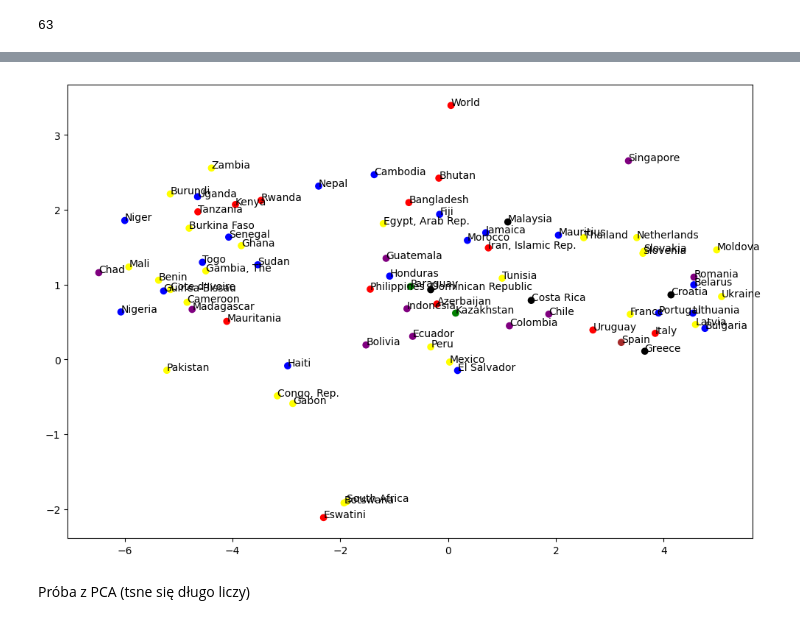
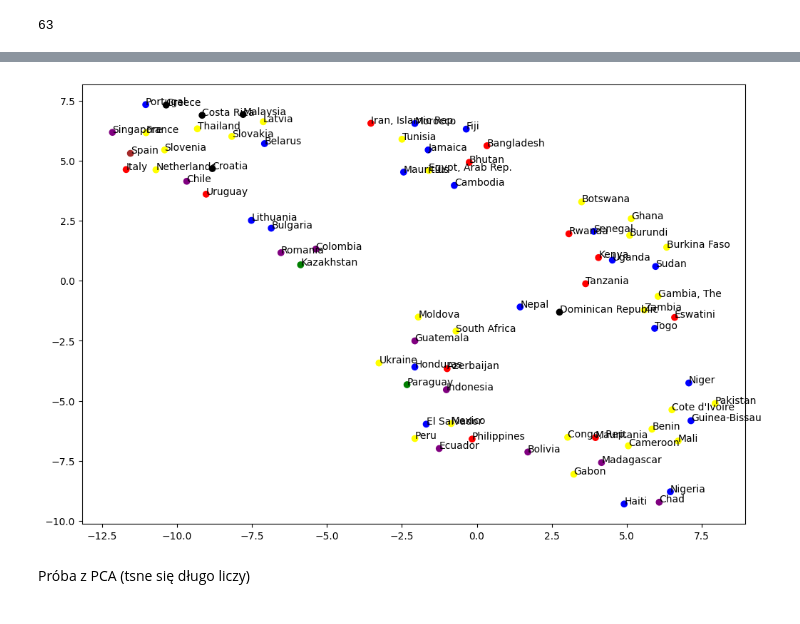
Before and after one commit to lion158/Eksploracja_Danych_Projekt, a Jupyter notebook: EksploracjaDanychProjekt2.ipynb, the cells around one changed output, grey strips where cells are left out. Cells and saved outputs as stored; diff of their text form; code cells hidden in the pictures.

```diff
--- a/EksploracjaDanychProjekt2.ipynb
+++ b/EksploracjaDanychProjekt2.ipynb
@@ -531,0 +701,12 @@ plt.show()
+# %%
+tsne = TSNE(n_components=2, perplexity=7, random_state=0)
+X_2020_health_tsne = tsne.fit_transform(df_2020.loc[:,health_indicators].values)
+
+
+fig, ax = plt.subplots(figsize=(12, 8))
+ax.scatter(X_2020_health_tsne[:, 0], X_2020_health_tsne[:, 1])
+
+for i, txt in enumerate(countries_full_names):
+    ax.annotate(txt, (X_2020_health_tsne[i, 0], X_2020_health_tsne[i, 1]))
+
+plt.show()
@@ -535,0 +753,4 @@ plt.show()
+# %%
+tsne = TSNE(n_components=2, perplexity=15, random_state=0)
+X_2020_sociodemographic_tsne = tsne.fit_transform(df_2020.loc[:,sociodemographic_indicators].values)
+X_2020_sociodemographic_tsne
@@ -535,0 +775,8 @@ plt.show()
+# %%
+fig, ax = plt.subplots(figsize=(12, 8))
+ax.scatter(X_2020_sociodemographic_tsne[:,0], X_2020_sociodemographic_tsne[:,1])
+
+for i, txt in enumerate(countries_full_names):
+  ax.annotate(txt, (X_2020_sociodemographic_tsne[i,0], X_2020_sociodemographic_tsne[i,1]))
+
+plt.show()
@@ -535,0 +787,11 @@ plt.show()
+# %%
+tsne = TSNE(n_components=2, perplexity=2, random_state=0)
+X_2020_sociodemographic_tsne = tsne.fit_transform(df_2020.loc[:,sociodemographic_indicators].values)
+
+fig, ax = plt.subplots(figsize=(12, 8))
+ax.scatter(X_2020_sociodemographic_tsne[:, 0], X_2020_sociodemographic_tsne[:, 1])
+
+for i, txt in enumerate(countries_full_names):
+    ax.annotate(txt, (X_2020_sociodemographic_tsne[i, 0], X_2020_sociodemographic_tsne[i, 1]))
+
+plt.show()
@@ -574,13 +844,13 @@ len(countries_full_names)
 # %%
 fig, ax = plt.subplots(figsize=(12, 8))
-ax.scatter(X2020_tsne[:,0], X2020_tsne[:,1], c=colors)
+ax.scatter(X_2020_health_tsne[:,0], X_2020_health_tsne[:,1], c=colors)
 
 for i, txt in enumerate(countries_full_names):
-    ax.annotate(txt, (X2020_tsne[i,0], X2020_tsne[i,1]))
+    ax.annotate(txt, (X_2020_health_tsne[i,0], X_2020_health_tsne[i,1]))
 
 plt.show()
 # %% [output]
-[figure, old version]
+[figure, new version]
 # %%
 #####
 # %%
```
Also changed, not shown: parts of 47 cells of this notebook.
